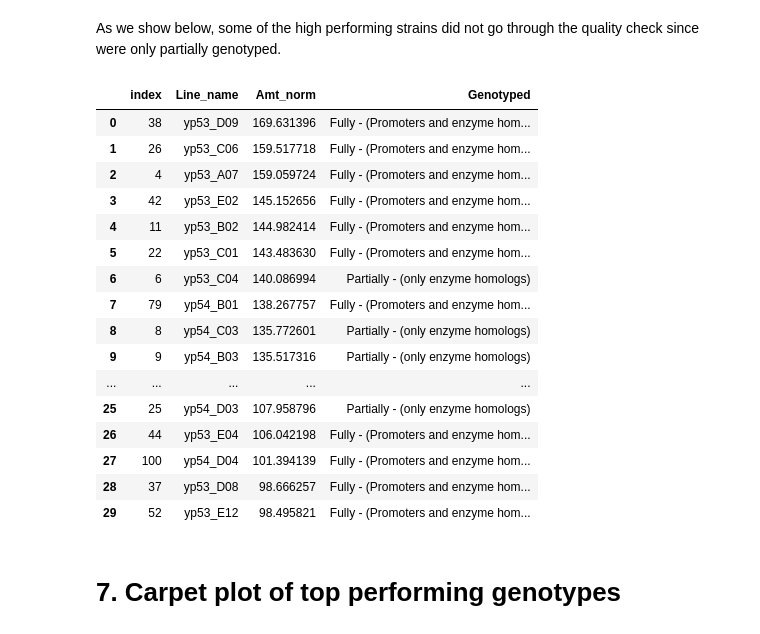
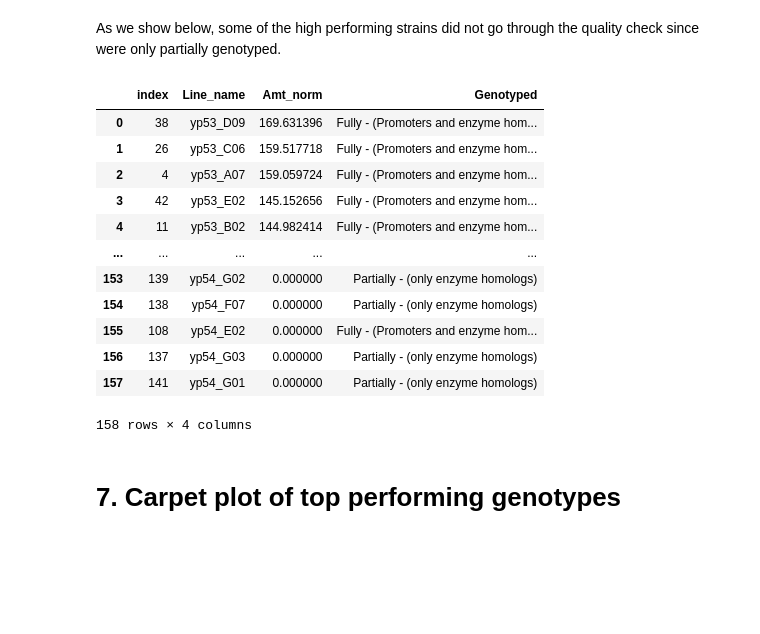
Before and after one commit to hiyama341/teemi, a Jupyter notebook: colab_notebooks/10_2_TEST_Library_Characterization.ipynb, the cells around one changed output. Cells and saved outputs as stored; diff of their text form; code cells hidden in the pictures; blank space fills up the shorter version.

```diff
--- a/colab_notebooks/10_2_TEST_Library_Characterization.ipynb
+++ b/colab_notebooks/10_2_TEST_Library_Characterization.ipynb
@@ -1517,25 +1507,21 @@ concated_genotypes = pd.concat([genotyping_and_analytics2,genotyped_strains ]).s
 # %% [markdown]
 As we show below, some of the high performing strains did not go through the quality check since were only partially genotyped.
 # %%
-concated_genotypes.head(30)
+concated_genotypes
 # %% [output]
 |  | index | Line_name | Amt_norm | Genotyped |
 | 0 | 38 | yp53_D09 | 169.631396 | Fully - (Promoters and enzyme hom... |
 | 1 | 26 | yp53_C06 | 159.517718 | Fully - (Promoters and enzyme hom... |
 | 2 | 4 | yp53_A07 | 159.059724 | Fully - (Promoters and enzyme hom... |
 | 3 | 42 | yp53_E02 | 145.152656 | Fully - (Promoters and enzyme hom... |
 | 4 | 11 | yp53_B02 | 144.982414 | Fully - (Promoters and enzyme hom... |
-| 5 | 22 | yp53_C01 | 143.483630 | Fully - (Promoters and enzyme hom... |
-| 6 | 6 | yp53_C04 | 140.086994 | Partially - (only enzyme homologs) |
-| 7 | 79 | yp54_B01 | 138.267757 | Fully - (Promoters and enzyme hom... |
-| 8 | 8 | yp54_C03 | 135.772601 | Partially - (only enzyme homologs) |
-| 9 | 9 | yp54_B03 | 135.517316 | Partially - (only enzyme homologs) |
 | ... | ... | ... | ... | ... |
-| 25 | 25 | yp54_D03 | 107.958796 | Partially - (only enzyme homologs) |
-| 26 | 44 | yp53_E04 | 106.042198 | Fully - (Promoters and enzyme hom... |
-| 27 | 100 | yp54_D04 | 101.394139 | Fully - (Promoters and enzyme hom... |
-| 28 | 37 | yp53_D08 | 98.666257 | Fully - (Promoters and enzyme hom... |
-| 29 | 52 | yp53_E12 | 98.495821 | Fully - (Promoters and enzyme hom... |
+| 153 | 139 | yp54_G02 | 0.000000 | Partially - (only enzyme homologs) |
+| 154 | 138 | yp54_F07 | 0.000000 | Partially - (only enzyme homologs) |
+| 155 | 108 | yp54_E02 | 0.000000 | Fully - (Promoters and enzyme hom... |
+| 156 | 137 | yp54_G03 | 0.000000 | Partially - (only enzyme homologs) |
+| 157 | 141 | yp54_G01 | 0.000000 | Partially - (only enzyme homologs) |
+158 rows × 4 columns
 # %% [markdown]
 # 7. Carpet plot of top performing genotypes
 # %%
```
Also changed, not shown: parts of 10 cells of this notebook, 2 other files.
